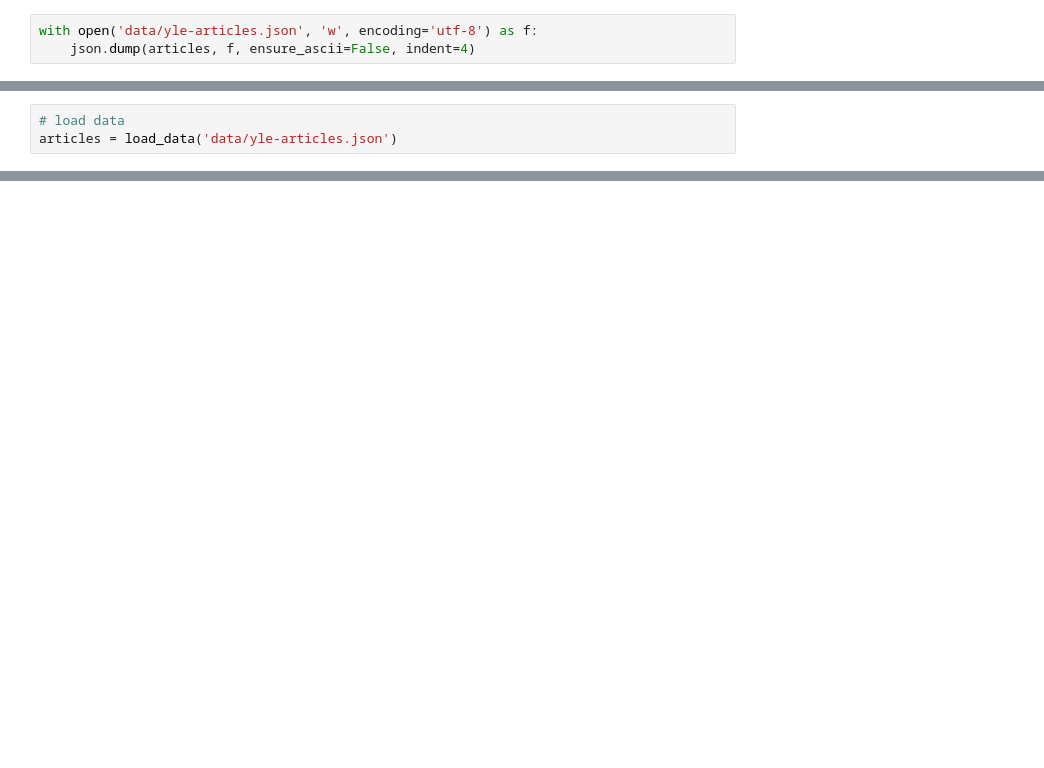
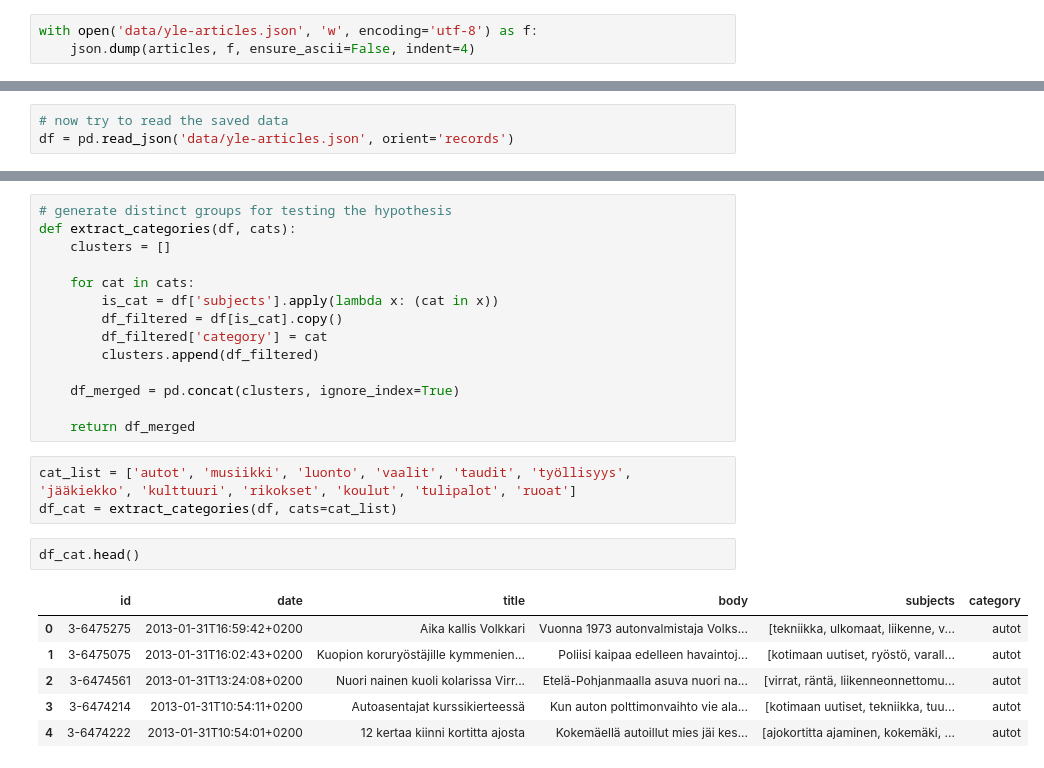
Before and after one commit to ruathudo/detangling-discourses, a Jupyter notebook: data_preprocessing.ipynb, the cells around one changed output, grey strips where cells are left out. Drawn from its saved outputs; the diff is of its cells as text; blank space fills up the shorter version.

```diff
--- a/data_preprocessing.ipynb
+++ b/data_preprocessing.ipynb
@@ -97,3 +86,3 @@ def load_data(filepath):
 # %%
-# load data
-articles = load_data('data/yle-articles.json')
+# now try to read the saved data
+df = pd.read_json('data/yle-articles.json', orient='records')
@@ -220,0 +144,26 @@ with open('data/yle-tokenized-dev.json', 'w', encoding='utf-8') as f:
+# %%
+# generate distinct groups for testing the hypothesis
+def extract_categories(df, cats):
+    clusters = []
+
+    for cat in cats:
+        is_cat = df['subjects'].apply(lambda x: (cat in x))
+        df_filtered = df[is_cat].copy()
+        df_filtered['category'] = cat
+        clusters.append(df_filtered)
+
+    df_merged = pd.concat(clusters, ignore_index=True)
+
+    return df_merged
+# %%
+cat_list = ['autot', 'musiikki', 'luonto', 'vaalit', 'taudit', 'työllisyys', 'jääkiekko', 'kulttuuri', 'rikokset', 'koulut', 'tulipalot', 'ruoat']
+df_cat = extract_categories(df, cats=cat_list)
+# %%
+df_cat.head()
+# %% [output]
+|  | id | date | title | body | subjects | category |
+| 0 | 3-6475275 | 2013-01-31T16:59:42+0200 | Aika kallis Volkkari | Vuonna 1973 autonvalmistaja Volks... | [tekniikka, ulkomaat, liikenne, v... | autot |
+| 1 | 3-6475075 | 2013-01-31T16:02:43+0200 | Kuopion koruryöstäjille kymmenien... | Poliisi kaipaa edelleen havaintoj... | [kotimaan uutiset, ryöstö, varall... | autot |
+| 2 | 3-6474561 | 2013-01-31T13:24:08+0200 | Nuori nainen kuoli kolarissa Virr... | Etelä-Pohjanmaalla asuva nuori na... | [virrat, räntä, liikenneonnettomu... | autot |
+| 3 | 3-6474214 | 2013-01-31T10:54:11+0200 | Autoasentajat kurssikierteessä | Kun auton polttimonvaihto vie ala... | [kotimaan uutiset, tekniikka, tuu... | autot |
+| 4 | 3-6474222 | 2013-01-31T10:54:01+0200 | 12 kertaa kiinni kortitta ajosta | Kokemäellä autoillut mies jäi kes... | [ajokortitta ajaminen, kokemäki, ... | autot |
```
Also changed, not shown: parts of 21 cells of this notebook, 40 other files.
